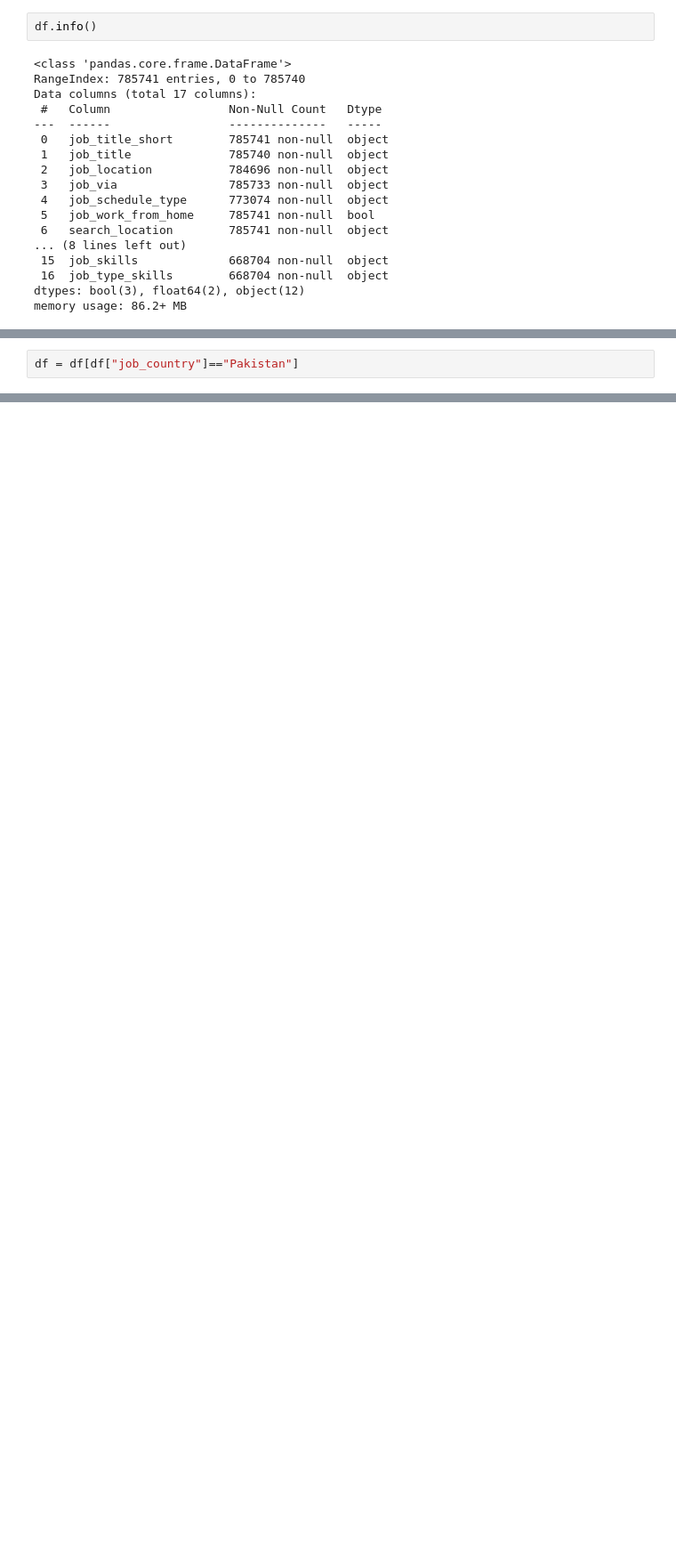
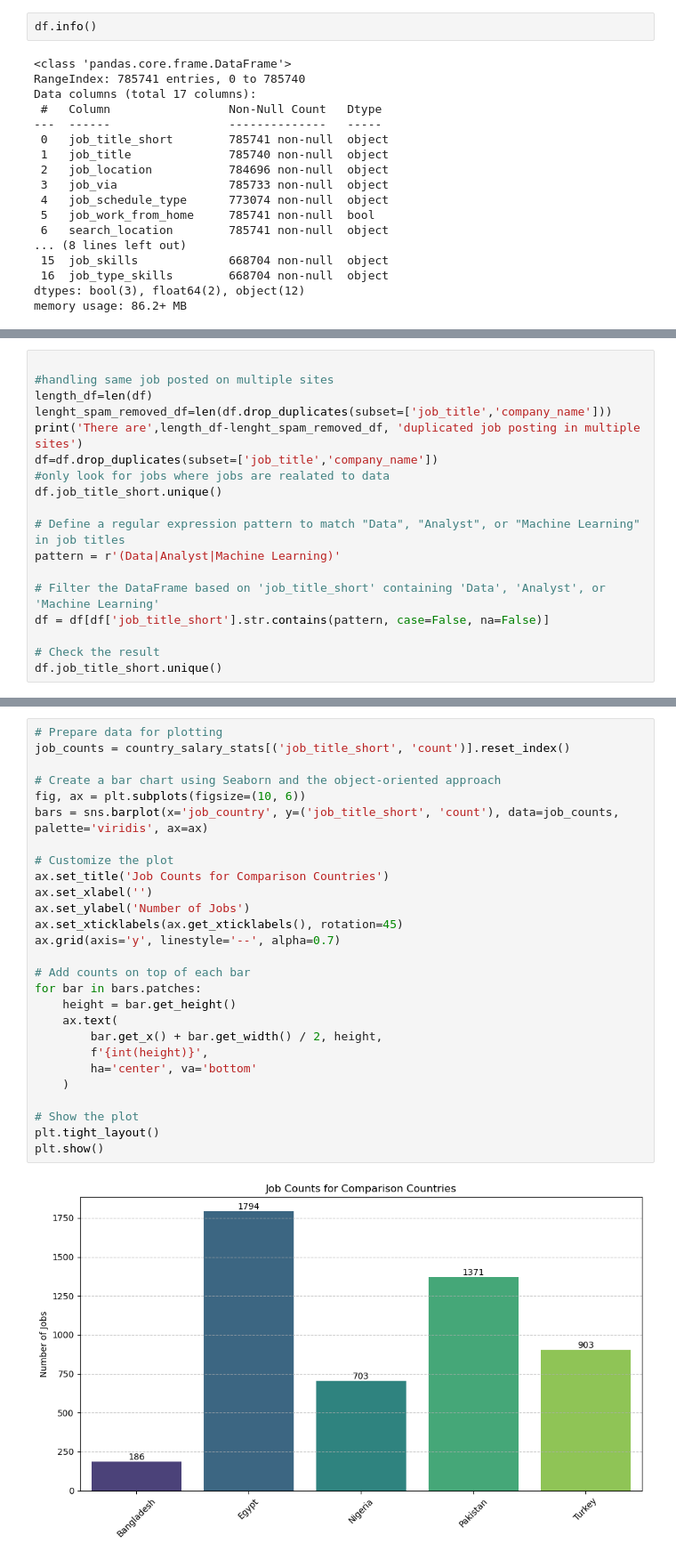
Before and after one commit to johnramal/data_jobs_pak, a Jupyter notebook: eda.ipynb, the cells around one changed output, grey strips where cells are left out. Shown at 89% size. Cells and saved outputs as stored; diff of their text form; blank space fills up the shorter version.

```diff
--- a/eda.ipynb
+++ b/eda.ipynb
@@ -40,0 +48,18 @@ memory usage: 86.2+ MB
+# %%
+
+#handling same job posted on multiple sites
+length_df=len(df)
+lenght_spam_removed_df=len(df.drop_duplicates(subset=['job_title','company_name']))
+print('There are',length_df-lenght_spam_removed_df, 'duplicated job posting in multiple sites')
+df=df.drop_duplicates(subset=['job_title','company_name'])
+#only look for jobs where jobs are realated to data
+df.job_title_short.unique()
+
+# Define a regular expression pattern to match "Data", "Analyst", or "Machine Learning" in job titles
+pattern = r'(Data|Analyst|Machine Learning)'
+
+# Filter the DataFrame based on 'job_title_short' containing 'Data', 'Analyst', or 'Machine Learning'
+df = df[df['job_title_short'].str.contains(pattern, case=False, na=False)]
+
+# Check the result
+df.job_title_short.unique()
@@ -90,2 +116,0 @@ Name: Pakistan, dtype: int64
-# %%
-df = df[df["job_country"]=="Pakistan"]
@@ -132,0 +174,29 @@ Index(['job_title_short', 'job_title', 'job_location', 'job_via',
+# %%
+# Prepare data for plotting
+job_counts = country_salary_stats[('job_title_short', 'count')].reset_index()
+
+# Create a bar chart using Seaborn and the object-oriented approach
+fig, ax = plt.subplots(figsize=(10, 6))
+bars = sns.barplot(x='job_country', y=('job_title_short', 'count'), data=job_counts, palette='viridis', ax=ax)
+
+# Customize the plot
+ax.set_title('Job Counts for Comparison Countries')
+ax.set_xlabel('')
+ax.set_ylabel('Number of Jobs')
+ax.set_xticklabels(ax.get_xticklabels(), rotation=45)
+ax.grid(axis='y', linestyle='--', alpha=0.7)
+
+# Add counts on top of each bar
+for bar in bars.patches:
+    height = bar.get_height()
+    ax.text(
+        bar.get_x() + bar.get_width() / 2, height,
+        f'{int(height)}',
+        ha='center', va='bottom'
+    )
+
+# Show the plot
+plt.tight_layout()
+plt.show()
+# %% [output]
+[figure, added]
```
Also changed, not shown: parts of 19 cells of this notebook, 1 other file.
